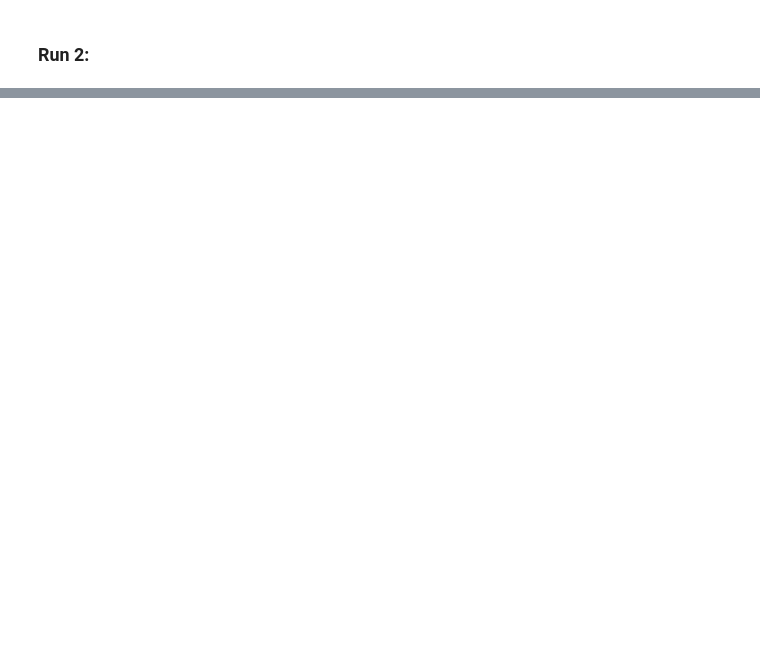
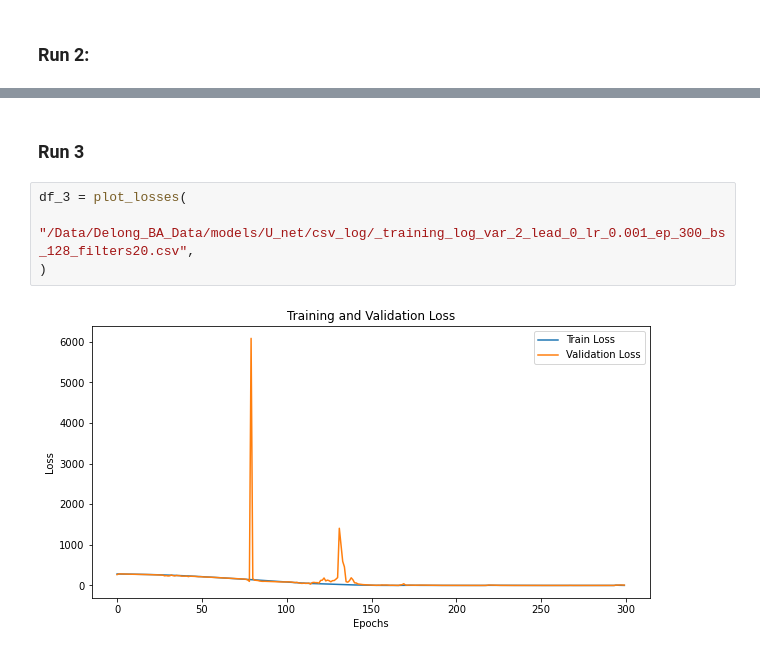
Before and after one commit to cleveryangcong/Bachelor_Thesis, a Jupyter notebook: notebooks/exploratory/2.7.1-dc-U_net_load_csv_and_test.ipynb, the cells around one changed output, grey strips where cells are left out. Saved outputs shown, nothing was run; the diff lists cells and outputs as text; blank space fills up the shorter version.

Commit message:
New test run and function for loading model

```diff
--- a/notebooks/exploratory/2.7.1-dc-U_net_load_csv_and_test.ipynb
+++ b/notebooks/exploratory/2.7.1-dc-U_net_load_csv_and_test.ipynb
@@ -99 +174,9 @@ plot_losses(
 [interactive output not drawn]
+# %% [markdown]
+### Run 3
+# %%
+df_3 = plot_losses(
+    "/Data/Delong_BA_Data/models/U_net/csv_log/_training_log_var_2_lead_0_lr_0.001_ep_300_bs_128_filters20.csv",
+)
+# %% [output]
+[figure, added]
```
Also changed, not shown: parts of 12 cells of this notebook, 1 other file.
